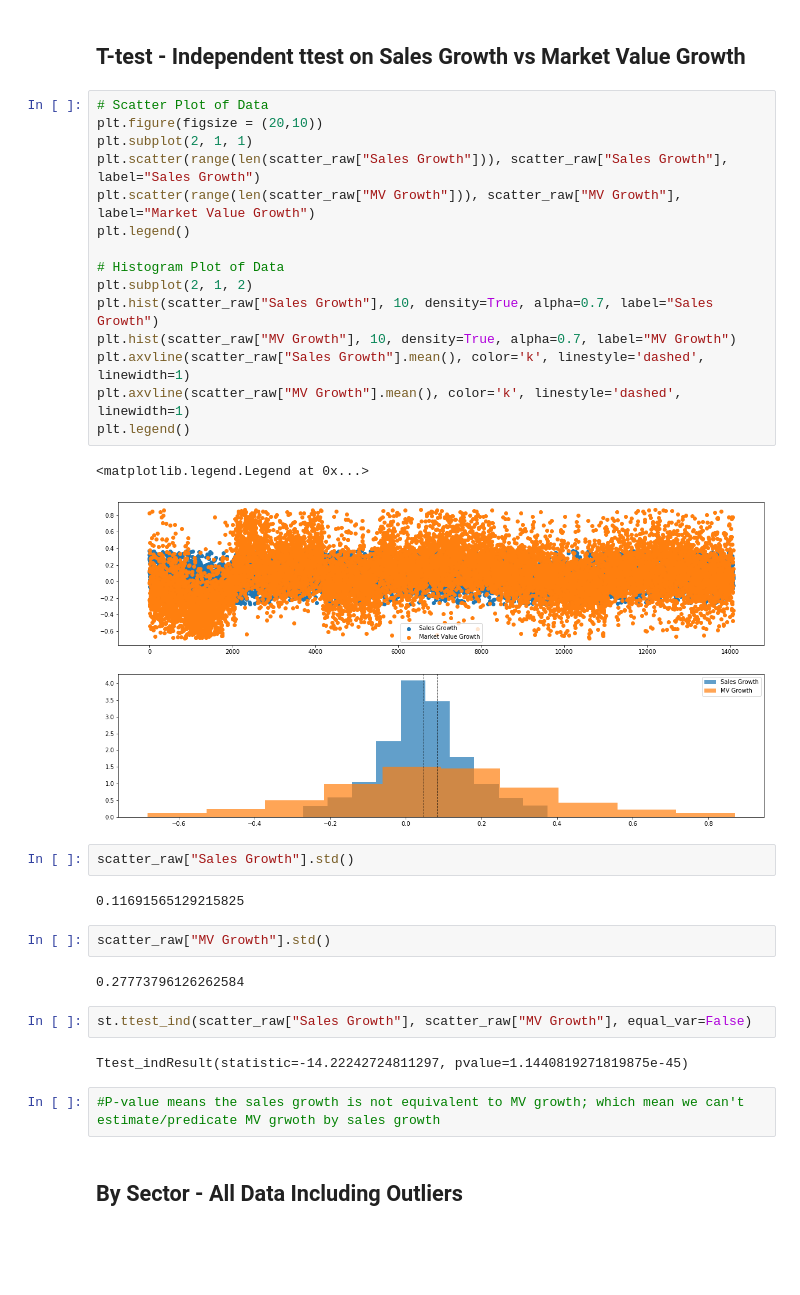
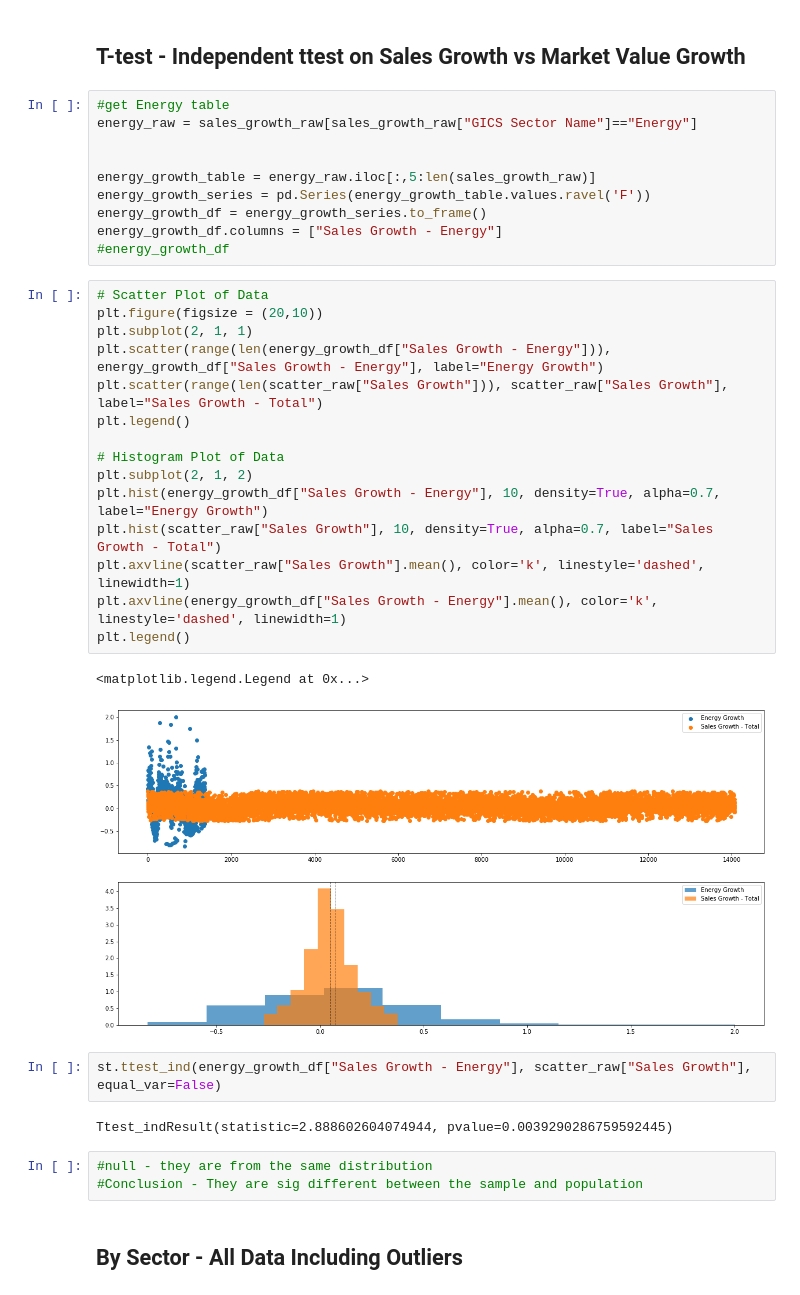
Before and after one commit to hannahcjy/Project1-Stock-Market-Correlationship, a Jupyter notebook: Project Test - SL/Project1_Sales-Quarterly.ipynb, the cells around one changed output. Cells and saved outputs as stored; diff of their text form; blank space fills up the shorter version.

```diff
--- a/Project Test - SL/Project1_Sales-Quarterly.ipynb
+++ b/Project Test - SL/Project1_Sales-Quarterly.ipynb
@@ -214,38 +240,41 @@ print(f"The correlation between both factors is {round(correlation[0],2)}")
 The correlation between both factors is 0.28
 # %% [markdown]
 ## T-test - Independent ttest on Sales Growth vs Market Value Growth
+# %%
+#get Energy table
+energy_raw = sales_growth_raw[sales_growth_raw["GICS Sector Name"]=="Energy"]
+
+
+energy_growth_table = energy_raw.iloc[:,5:len(sales_growth_raw)]
+energy_growth_series = pd.Series(energy_growth_table.values.ravel('F'))
+energy_growth_df = energy_growth_series.to_frame()
+energy_growth_df.columns = ["Sales Growth - Energy"]
+#energy_growth_df
 # %%
 # Scatter Plot of Data
 plt.figure(figsize = (20,10))
 plt.subplot(2, 1, 1)
-plt.scatter(range(len(scatter_raw["Sales Growth"])), scatter_raw["Sales Growth"], label="Sales Growth")
-plt.scatter(range(len(scatter_raw["MV Growth"])), scatter_raw["MV Growth"], label="Market Value Growth")
+plt.scatter(range(len(energy_growth_df["Sales Growth - Energy"])), energy_growth_df["Sales Growth - Energy"], label="Energy Growth")
+plt.scatter(range(len(scatter_raw["Sales Growth"])), scatter_raw["Sales Growth"], label="Sales Growth - Total")
 plt.legend()
 
 # Histogram Plot of Data
 plt.subplot(2, 1, 2)
-plt.hist(scatter_raw["Sales Growth"], 10, density=True, alpha=0.7, label="Sales Growth")
-plt.hist(scatter_raw["MV Growth"], 10, density=True, alpha=0.7, label="MV Growth")
+plt.hist(energy_growth_df["Sales Growth - Energy"], 10, density=True, alpha=0.7, label="Energy Growth")
+plt.hist(scatter_raw["Sales Growth"], 10, density=True, alpha=0.7, label="Sales Growth - Total")
 plt.axvline(scatter_raw["Sales Growth"].mean(), color='k', linestyle='dashed', linewidth=1)
-plt.axvline(scatter_raw["MV Growth"].mean(), color='k', linestyle='dashed', linewidth=1)
+plt.axvline(energy_growth_df["Sales Growth - Energy"].mean(), color='k', linestyle='dashed', linewidth=1)
 plt.legend()
 # %% [output]
 <matplotlib.legend.Legend at 0x...>
-[figure, old version]
+[figure, new version]
-# %%
-scatter_raw["Sales Growth"].std()
-# %% [output]
-0.11691565129215825
-# %%
-scatter_raw["MV Growth"].std()
-# %% [output]
-0.27773796126262584
 # %%
-st.ttest_ind(scatter_raw["Sales Growth"], scatter_raw["MV Growth"], equal_var=False)
+st.ttest_ind(energy_growth_df["Sales Growth - Energy"], scatter_raw["Sales Growth"], equal_var=False)
 # %% [output]
-Ttest_indResult(statistic=-14.22242724811297, pvalue=1.1440819271819875e-45)
+Ttest_indResult(statistic=2.888602604074944, pvalue=0.0039290286759592445)
-# %%
-#P-value means the sales growth is not equivalent to MV growth; which mean we can't estimate/predicate MV grwoth by sales growth
+# %%
+#null - they are from the same distribution
+#Conclusion - They are sig different between the sample and population
 # %% [markdown]
 ## By Sector - All Data Including Outliers
 # %%
```
Also changed, not shown: parts of 3 cells of this notebook, 2 other files.
